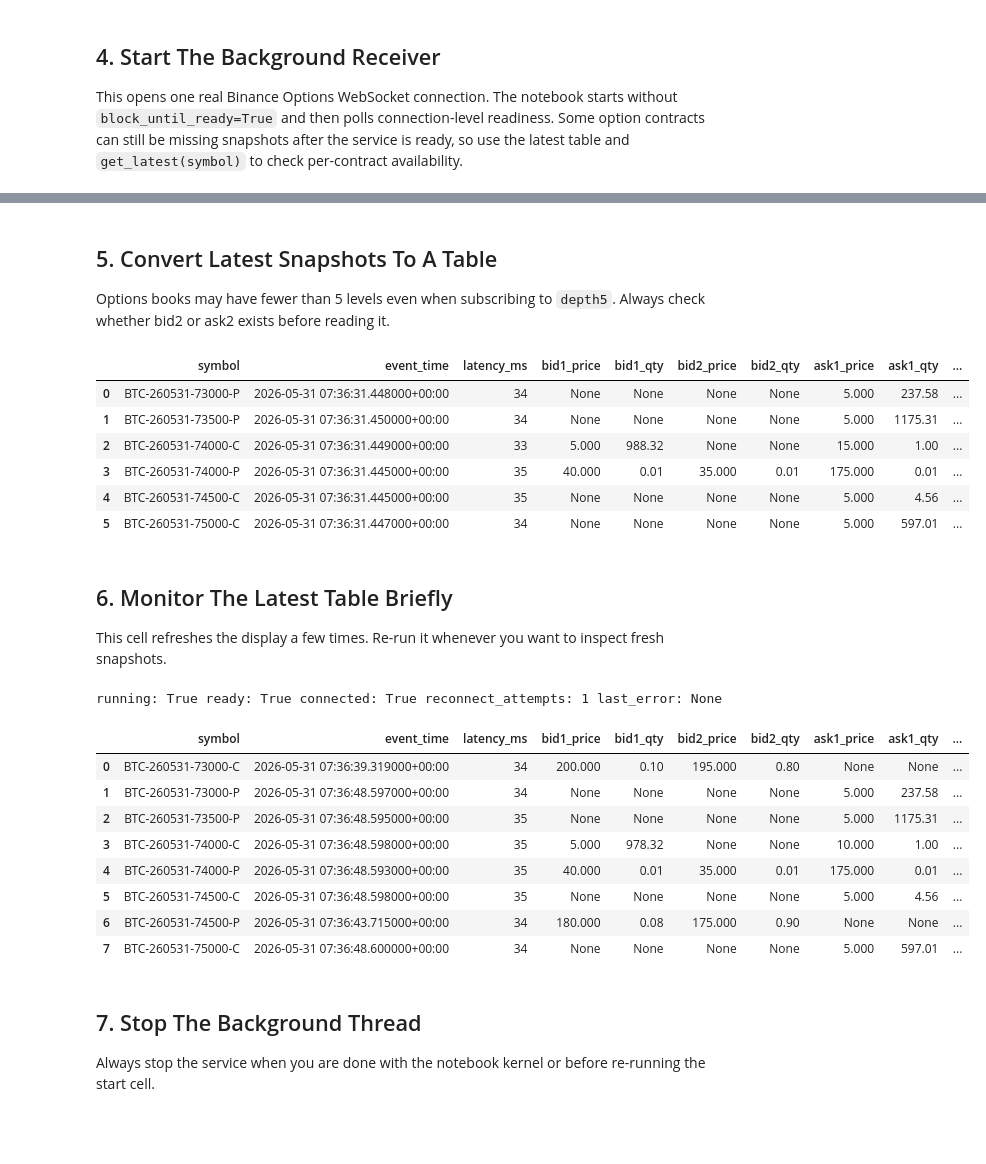
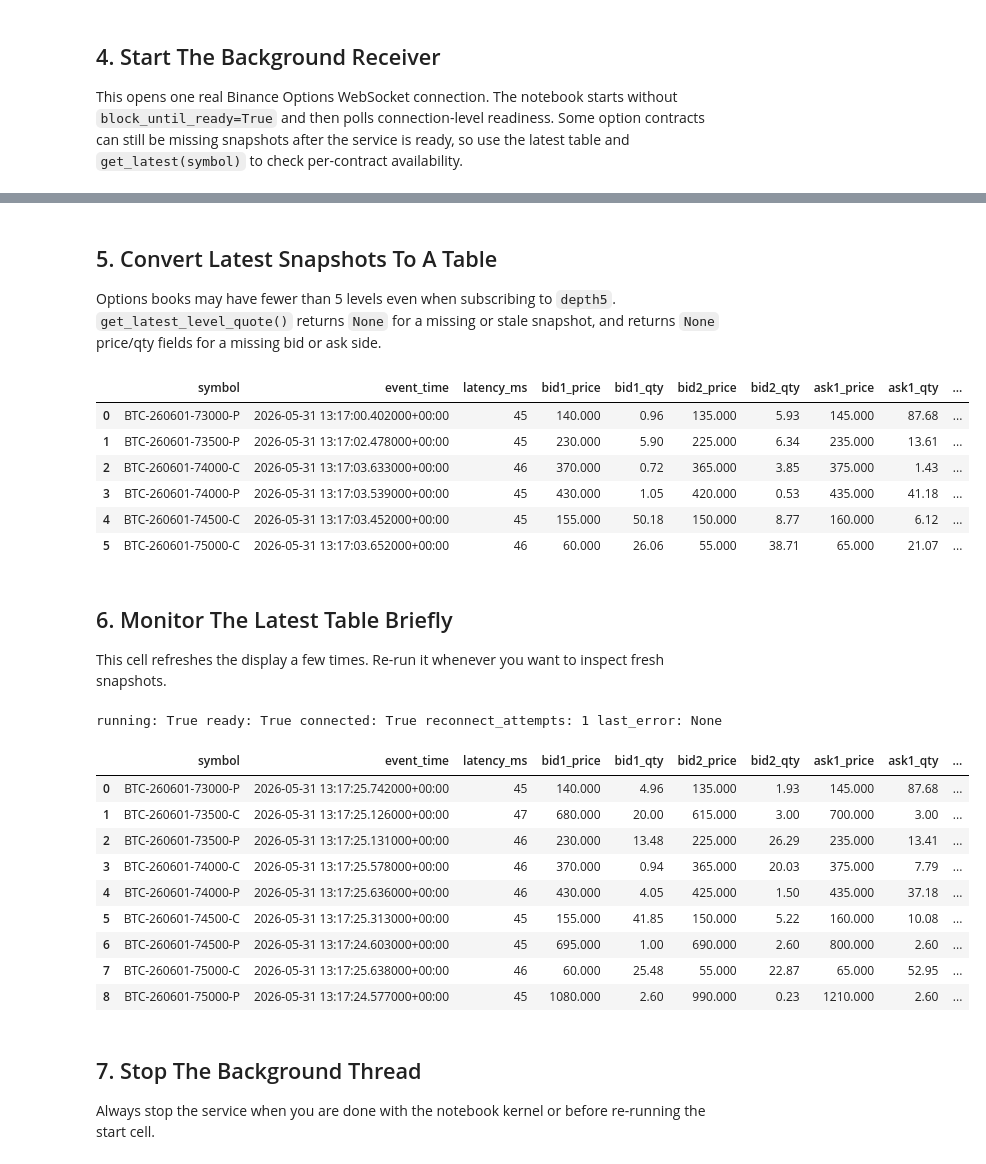
Before and after one commit to Suncol/binance_klines_data_fetch, a Jupyter notebook: examples/options_depth_service_jupyter_example.ipynb, the cells around one changed output, grey strips where cells are left out. Cells and saved outputs as stored; diff of their text form; code cells hidden in the pictures; blank space fills up the shorter version.

```diff
--- a/examples/options_depth_service_jupyter_example.ipynb
+++ b/examples/options_depth_service_jupyter_example.ipynb
@@ -168,24 +168,25 @@ last_error: None
 # %% [markdown]
 ## 5. Convert Latest Snapshots To A Table
 
-Options books may have fewer than 5 levels even when subscribing to `depth5`. Always check whether bid2 or ask2 exists before reading it.
+Options books may have fewer than 5 levels even when subscribing to `depth5`. `get_latest_level_quote()` returns `None` for a missing or stale snapshot, and returns `None` price/qty fields for a missing bid or ask side.
 # %%
-def level_to_dict(level):
-    if level is None:
+def quote_side_to_dict(quote, side):
+    if quote is None:
         return {"price": None, "qty": None}
-    return {"price": level.price, "qty": level.qty}
+    return {
+        "price": quote.value(side, "price"),
+        "qty": quote.value(side, "qty"),
+    }
 
 
 def snapshot_to_row(snapshot):
-    bid1 = snapshot.bids[0] if len(snapshot.bids) > 0 else None
-    bid2 = snapshot.bids[1] if len(snapshot.bids) > 1 else None
-    ask1 = snapshot.asks[0] if len(snapshot.asks) > 0 else None
-    ask2 = snapshot.asks[1] if len(snapshot.asks) > 1 else None
+    level1 = service.get_latest_level_quote(snapshot.symbol, level=1)
+    level2 = service.get_latest_level_quote(snapshot.symbol, level=2)
 
-    bid1_dict = level_to_dict(bid1)
-    bid2_dict = level_to_dict(bid2)
-    ask1_dict = level_to_dict(ask1)
-    ask2_dict = level_to_dict(ask2)
+    bid1_dict = quote_side_to_dict(level1, "bid")
+    bid2_dict = quote_side_to_dict(level2, "bid")
+    ask1_dict = quote_side_to_dict(level1, "ask")
+    ask2_dict = quote_side_to_dict(level2, "ask")
 
     return {
         "symbol": snapshot.symbol,
@@ -193,39 +194,39 @@ def snapshot_to_row(snapshot):
         "latency_ms": snapshot.receive_latency_ms,
         "bid1_price": bid1_dict["price"],
         "bid1_qty": bid1_dict["qty"],
         "bid2_price": bid2_dict["price"],
         "bid2_qty": bid2_dict["qty"],
         "ask1_price": ask1_dict["price"],
         "ask1_qty": ask1_dict["qty"],
         "ask2_price": ask2_dict["price"],
         "ask2_qty": ask2_dict["qty"],
         "spread": snapshot.spread,
         "spread_bps": snapshot.spread_bps,
         "bids": len(snapshot.bids),
         "asks": len(snapshot.asks),
         "incomplete": snapshot.depth_incomplete,
         "stale": snapshot.is_stale,
         "sequence_gap": snapshot.sequence_gap,
     }
 
 
 def latest_depth_frame(service):
     rows = [snapshot_to_row(snapshot) for snapshot in service.get_all_latest().values()]
     if not rows:
         return pd.DataFrame()
     return pd.DataFrame(rows).sort_values("symbol").reset_index(drop=True)
 
 
 latest_df = latest_depth_frame(service)
 display(latest_df)
 # %% [output]
 |  | symbol | event_time | latency_ms | bid1_price | bid1_qty | bid2_price | bid2_qty | ask1_price | ask1_qty | ... |
-| 0 | BTC-260531-73000-P | 2026-05-31 07:36:31.448000+00:00 | 34 | None | None | None | None | 5.000 | 237.58 | ... |
-| 1 | BTC-260531-73500-P | 2026-05-31 07:36:31.450000+00:00 | 34 | None | None | None | None | 5.000 | 1175.31 | ... |
-| 2 | BTC-260531-74000-C | 2026-05-31 07:36:31.449000+00:00 | 33 | 5.000 | 988.32 | None | None | 15.000 | 1.00 | ... |
-| 3 | BTC-260531-74000-P | 2026-05-31 07:36:31.445000+00:00 | 35 | 40.000 | 0.01 | 35.000 | 0.01 | 175.000 | 0.01 | ... |
-| 4 | BTC-260531-74500-C | 2026-05-31 07:36:31.445000+00:00 | 35 | None | None | None | None | 5.000 | 4.56 | ... |
-| 5 | BTC-260531-75000-C | 2026-05-31 07:36:31.447000+00:00 | 34 | None | None | None | None | 5.000 | 597.01 | ... |
+| 0 | BTC-260601-73000-P | 2026-05-31 13:17:00.402000+00:00 | 45 | 140.000 | 0.96 | 135.000 | 5.93 | 145.000 | 87.68 | ... |
+| 1 | BTC-260601-73500-P | 2026-05-31 13:17:02.478000+00:00 | 45 | 230.000 | 5.90 | 225.000 | 6.34 | 235.000 | 13.61 | ... |
+| 2 | BTC-260601-74000-C | 2026-05-31 13:17:03.633000+00:00 | 46 | 370.000 | 0.72 | 365.000 | 3.85 | 375.000 | 1.43 | ... |
+| 3 | BTC-260601-74000-P | 2026-05-31 13:17:03.539000+00:00 | 45 | 430.000 | 1.05 | 420.000 | 0.53 | 435.000 | 41.18 | ... |
+| 4 | BTC-260601-74500-C | 2026-05-31 13:17:03.452000+00:00 | 45 | 155.000 | 50.18 | 150.000 | 8.77 | 160.000 | 6.12 | ... |
+| 5 | BTC-260601-75000-C | 2026-05-31 13:17:03.652000+00:00 | 46 | 60.000 | 26.06 | 55.000 | 38.71 | 65.000 | 21.07 | ... |
 # %% [markdown]
 ## 6. Monitor The Latest Table Briefly
 
@@ -246,14 +247,15 @@ for _ in range(5):
 # %% [output]
 running: True ready: True connected: True reconnect_attempts: 1 last_error: None
 |  | symbol | event_time | latency_ms | bid1_price | bid1_qty | bid2_price | bid2_qty | ask1_price | ask1_qty | ... |
-| 0 | BTC-260531-73000-C | 2026-05-31 07:36:39.319000+00:00 | 34 | 200.000 | 0.10 | 195.000 | 0.80 | None | None | ... |
-| 1 | BTC-260531-73000-P | 2026-05-31 07:36:48.597000+00:00 | 34 | None | None | None | None | 5.000 | 237.58 | ... |
-| 2 | BTC-260531-73500-P | 2026-05-31 07:36:48.595000+00:00 | 35 | None | None | None | None | 5.000 | 1175.31 | ... |
-| 3 | BTC-260531-74000-C | 2026-05-31 07:36:48.598000+00:00 | 35 | 5.000 | 978.32 | None | None | 10.000 | 1.00 | ... |
-| 4 | BTC-260531-74000-P | 2026-05-31 07:36:48.593000+00:00 | 35 | 40.000 | 0.01 | 35.000 | 0.01 | 175.000 | 0.01 | ... |
-| 5 | BTC-260531-74500-C | 2026-05-31 07:36:48.598000+00:00 | 35 | None | None | None | None | 5.000 | 4.56 | ... |
-| 6 | BTC-260531-74500-P | 2026-05-31 07:36:43.715000+00:00 | 34 | 180.000 | 0.08 | 175.000 | 0.90 | None | None | ... |
-| 7 | BTC-260531-75000-C | 2026-05-31 07:36:48.600000+00:00 | 34 | None | None | None | None | 5.000 | 597.01 | ... |
+| 0 | BTC-260601-73000-P | 2026-05-31 13:17:25.742000+00:00 | 45 | 140.000 | 4.96 | 135.000 | 1.93 | 145.000 | 87.68 | ... |
+| 1 | BTC-260601-73500-C | 2026-05-31 13:17:25.126000+00:00 | 47 | 680.000 | 20.00 | 615.000 | 3.00 | 700.000 | 3.00 | ... |
+| 2 | BTC-260601-73500-P | 2026-05-31 13:17:25.131000+00:00 | 46 | 230.000 | 13.48 | 225.000 | 26.29 | 235.000 | 13.41 | ... |
+| 3 | BTC-260601-74000-C | 2026-05-31 13:17:25.578000+00:00 | 46 | 370.000 | 0.94 | 365.000 | 20.03 | 375.000 | 7.79 | ... |
+| 4 | BTC-260601-74000-P | 2026-05-31 13:17:25.636000+00:00 | 46 | 430.000 | 4.05 | 425.000 | 1.50 | 435.000 | 37.18 | ... |
+| 5 | BTC-260601-74500-C | 2026-05-31 13:17:25.313000+00:00 | 45 | 155.000 | 41.85 | 150.000 | 5.22 | 160.000 | 10.08 | ... |
+| 6 | BTC-260601-74500-P | 2026-05-31 13:17:24.603000+00:00 | 45 | 695.000 | 1.00 | 690.000 | 2.60 | 800.000 | 2.60 | ... |
+| 7 | BTC-260601-75000-C | 2026-05-31 13:17:25.638000+00:00 | 46 | 60.000 | 25.48 | 55.000 | 22.87 | 65.000 | 52.95 | ... |
+| 8 | BTC-260601-75000-P | 2026-05-31 13:17:24.577000+00:00 | 45 | 1080.000 | 2.60 | 990.000 | 0.23 | 1210.000 | 2.60 | ... |
 # %% [markdown]
 ## 7. Stop The Background Thread
 
```
Also changed, not shown: parts of 4 cells of this notebook, 8 other files.
